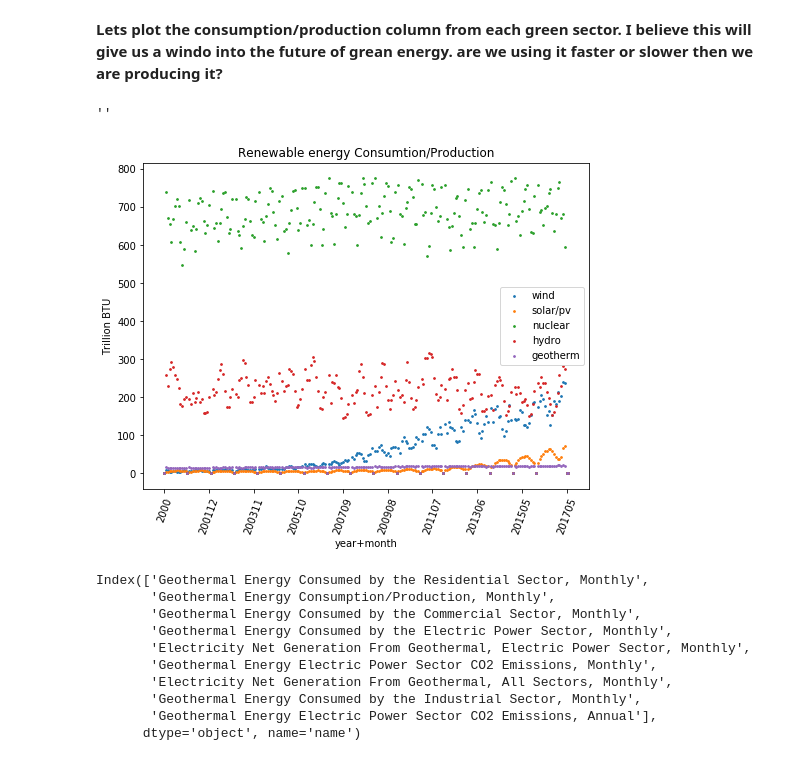
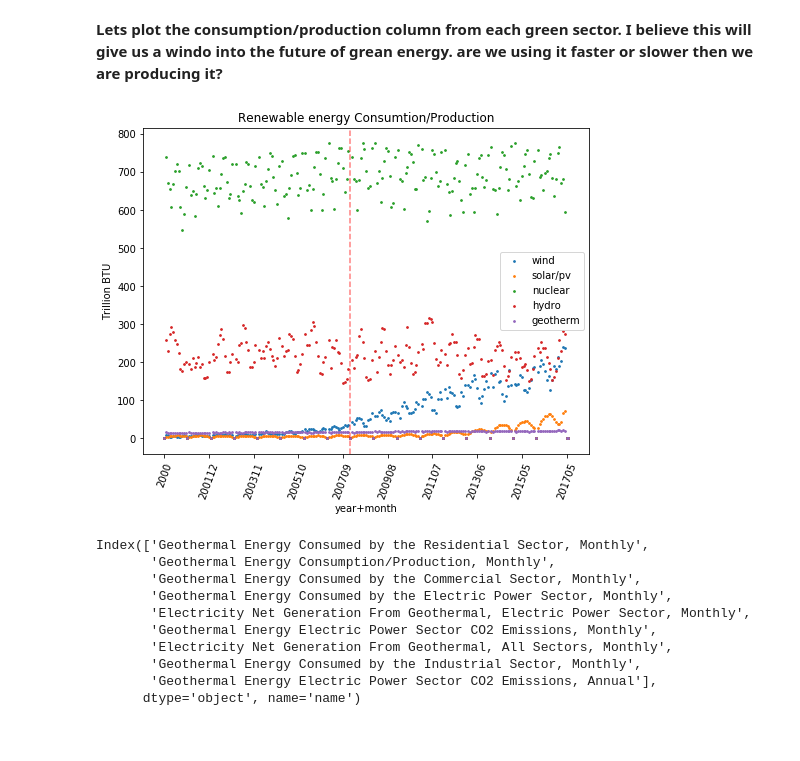
Before and after one commit to Iguanacolossus/energy-statistics, a Jupyter notebook: exploration.ipynb, the cells around one changed output. Saved outputs shown, nothing was run; the diff lists cells and outputs as text; code cells hidden in the pictures.

Commit message:
adding plots and thoughts to readme

```diff
--- a/exploration.ipynb
+++ b/exploration.ipynb
@@ -575,27 +574,26 @@ y_wind = wind_2000s['Wind Energy Consumption/Production, Monthly']
 # %%
 fig, axs = plt.subplots()
 fig.set_size_inches(8,6)
 
 marker_size = 3
 axs.scatter(x,y_wind,label='wind',s=marker_size)
 axs.scatter(x,solar_2000s['Solar/PV Energy Consumption/Production, Monthly'],label='solar/pv',s=marker_size)
 axs.scatter(x,nuclear_2000s['Nuclear Electric Power Consumption/Production, Monthly'],label='nuclear',s=marker_size)
 axs.scatter(x,hydro_2000s['Hydroelectric Power Consumption/Production, Monthly'],label='hydro',s=marker_size)
 axs.scatter(x,geotherm_2000s['Geothermal Energy Consumption/Production, Monthly'],label='geotherm',s=marker_size)
 
 axs.set_title('Renewable energy Consumtion/Production')
 axs.set_xlabel('year+month')
 axs.set_ylabel('Trillion BTU')
 #axs.set_xticklabels(res_2000s.index, rotation=90);
 axs.xaxis.set_major_locator(plt.MaxNLocator(12))
-#axs.axvline('2008',color='r',linestyle='--',alpha=0.5);
+axs.axvline('2008',color='r',linestyle='--',alpha=0.5);
 plt.xticks(rotation=70)
 plt.legend()
 #axs.axhline(0,color='k')
-;
+plt.savefig('renewable_production.png');
 # %% [output]
-''
-[figure, old version]
+[figure, new version]
 # %%
 geotherm_2000s.columns
 # %% [output]
```
Also changed, not shown: parts of 3 cells of this notebook, 4 other files.
